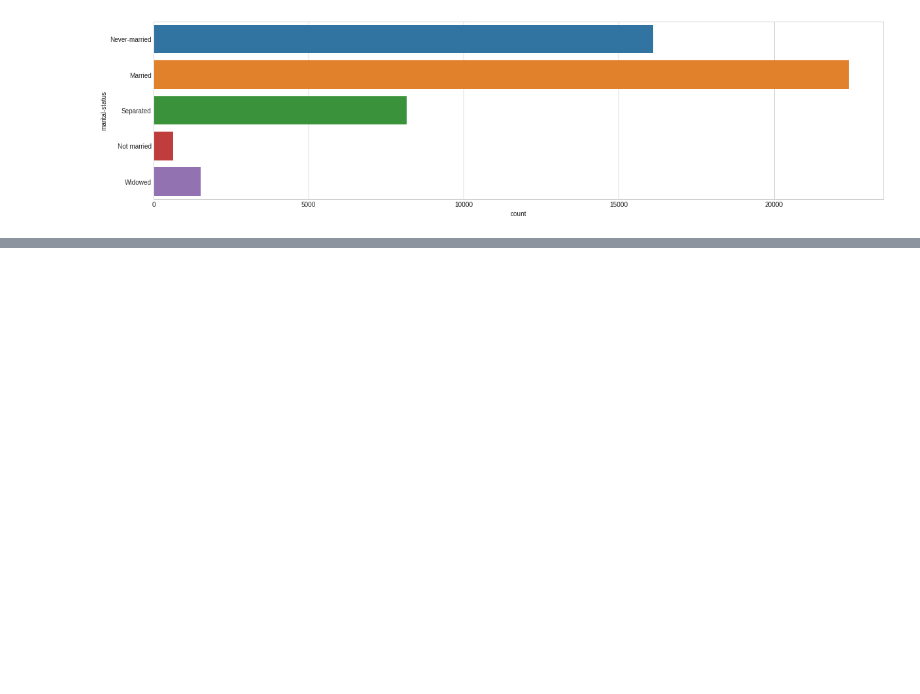
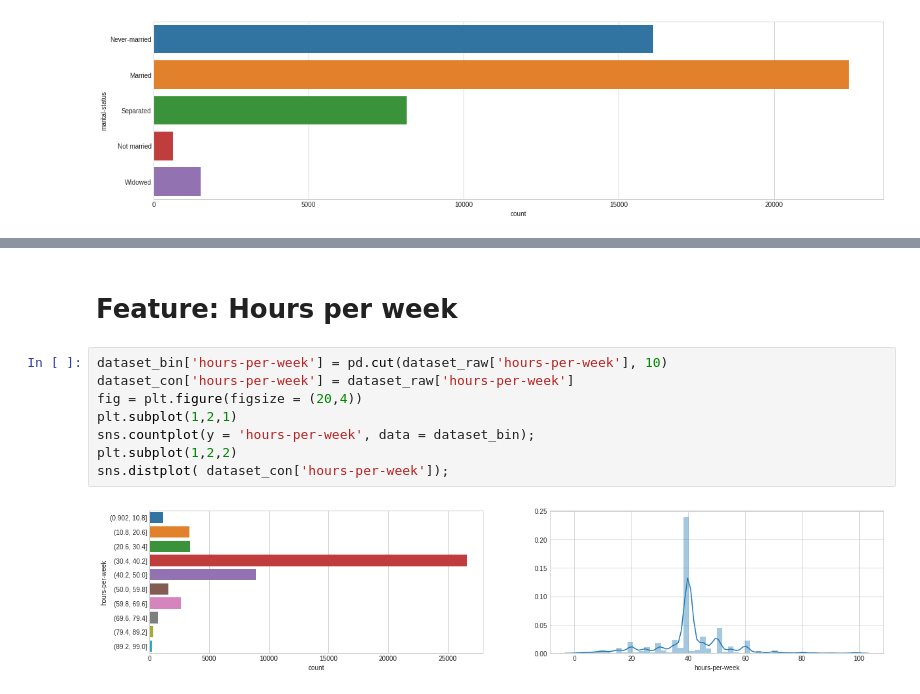
Before and after one commit to NilSagor/eda-tut, a Jupyter notebook: Census Income Dataset.ipynb, the cells around one changed output, grey strips where cells are left out. Drawn from its saved outputs; the diff is of its cells as text; blank space fills up the shorter version.

```diff
--- a/Census Income Dataset.ipynb
+++ b/Census Income Dataset.ipynb
@@ -359,0 +378,12 @@ sns.countplot(y = 'marital-status', data = dataset_bin);
+# %% [markdown]
+# Feature: Hours per week
+# %%
+dataset_bin['hours-per-week'] = pd.cut(dataset_raw['hours-per-week'], 10)
+dataset_con['hours-per-week'] = dataset_raw['hours-per-week']
+fig = plt.figure(figsize = (20,4))
+plt.subplot(1,2,1)
+sns.countplot(y = 'hours-per-week', data = dataset_bin);
+plt.subplot(1,2,2)
+sns.distplot( dataset_con['hours-per-week']);
+# %% [output]
+[figure, added]
```
Also changed, not shown: parts of 7 cells of this notebook.
